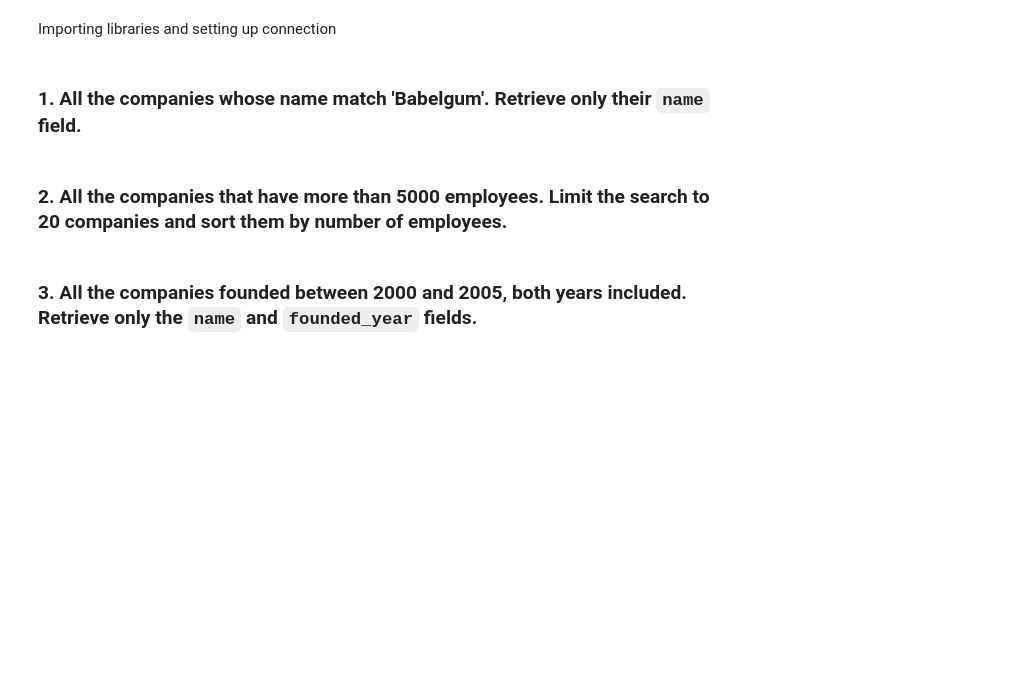
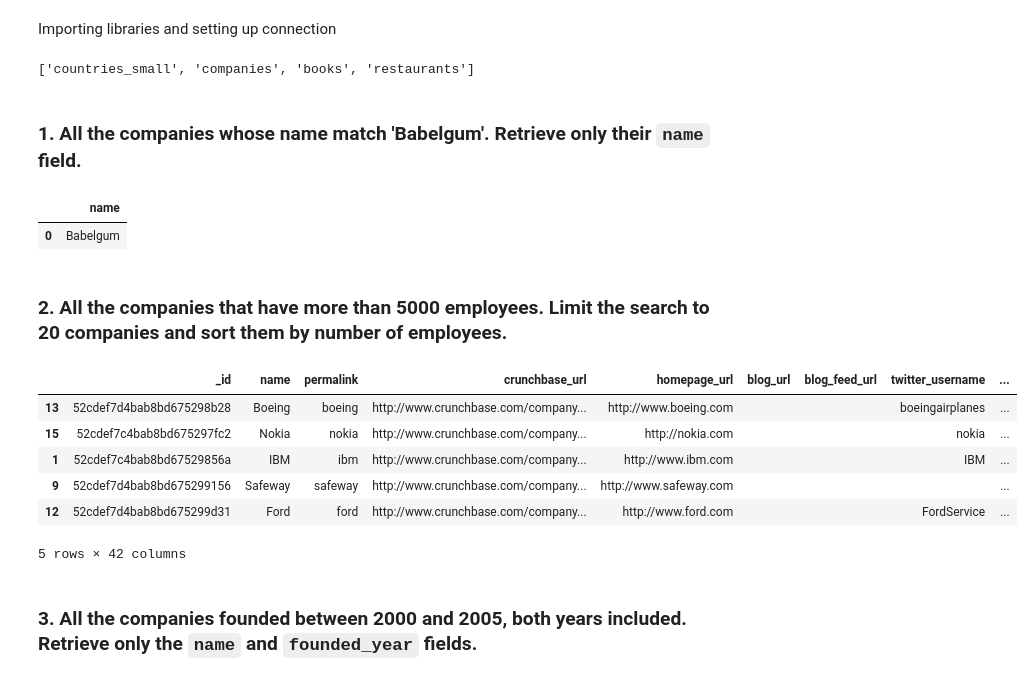
Before and after one commit to ironhack-datalabs/datamad1020-rev, a Jupyter notebook: module-2/lab-advance-querying-mongo/your_code/main.ipynb, the cells around one changed output. Cells and saved outputs as stored; diff of their text form; code cells hidden in the pictures; blank space fills up the shorter version.

```diff
--- a/module-2/lab-advance-querying-mongo/your_code/main.ipynb
+++ b/module-2/lab-advance-querying-mongo/your_code/main.ipynb
@@ -8,0 +5,9 @@ sdfs
+# %%
+import pandas as pd
+from pymongo import MongoClient
+client = MongoClient("localhost:27017")
+client.list_database_names()
+db = client.get_database("ironhack")
+db.list_collection_names()
+# %% [output]
+['countries_small', 'companies', 'books', 'restaurants']
@@ -13,2 +18,9 @@ sdfs
+# %%
+ex1 = collection.find({"name": "Babelgum"}, {"name": 1, "_id": 0})
+df = pd.DataFrame(ex1)
+df
+# %% [output]
+|  | name |
+| 0 | Babelgum |
 # %% [markdown]
 ### 2. All the companies that have more than 5000 employees. Limit the search to 20 companies and sort them by **number of employees**.
@@ -17,2 +27,14 @@ sdfs
+# %%
+ex2 = collection.find({"number_of_employees": {"$gt": 5000}}).limit(20).sort("number_of_employees", -1)
+df2 = pd.DataFrame(ex2)
+df2.sample(5)
+# %% [output]
+|  | _id | name | permalink | crunchbase_url | homepage_url | blog_url | blog_feed_url | twitter_username | ... |
+| 13 | 52cdef7d4bab8bd675298b28 | Boeing | boeing | http://www.crunchbase.com/company... | http://www.boeing.com |  |  | boeingairplanes | ... |
+| 15 | 52cdef7c4bab8bd675297fc2 | Nokia | nokia | http://www.crunchbase.com/company... | http://nokia.com |  |  | nokia | ... |
+| 1 | 52cdef7c4bab8bd67529856a | IBM | ibm | http://www.crunchbase.com/company... | http://www.ibm.com |  |  | IBM | ... |
+| 9 | 52cdef7d4bab8bd675299156 | Safeway | safeway | http://www.crunchbase.com/company... | http://www.safeway.com |  |  |  | ... |
+| 12 | 52cdef7d4bab8bd675299d31 | Ford | ford | http://www.crunchbase.com/company... | http://www.ford.com |  |  | FordService | ... |
+5 rows × 42 columns
 # %% [markdown]
 ### 3. All the companies founded between 2000 and 2005, both years included. Retrieve only the `name` and `founded_year` fields.
```
Also changed, not shown: parts of 40 cells of this notebook, 1 other file.
